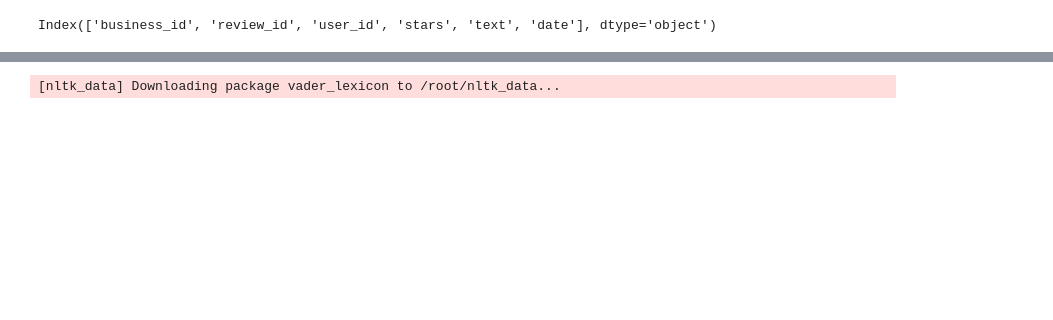
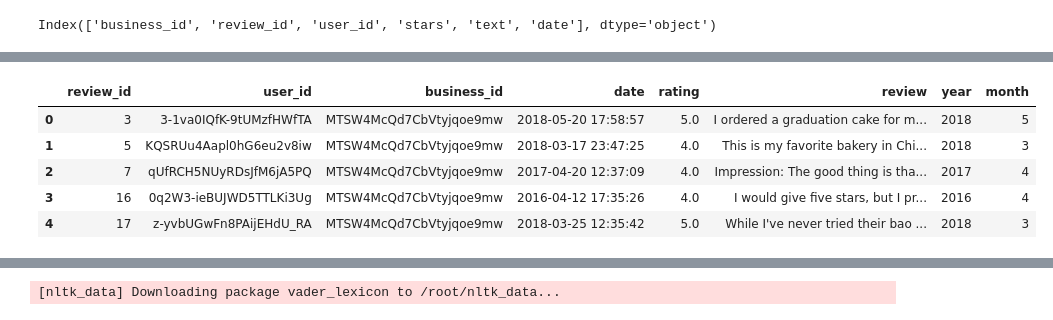
Before and after one commit to pedrofranke/ProyectoFinal-Henry, a Jupyter notebook: Data Engineering/Unified_ETL.ipynb, the cells around one changed output, grey strips where cells are left out. Saved outputs shown, nothing was run; the diff lists cells and outputs as text; code cells hidden in the pictures; blank space fills up the shorter version.

```diff
--- a/Data Engineering/Unified_ETL.ipynb
+++ b/Data Engineering/Unified_ETL.ipynb
@@ -466,3 +445,13 @@ array([2018, 2017, 2016, 2020, 2019, 2021])
+# %%
+df_reviews.reset_index(drop=True,inplace=True)
+df_reviews.head()
+# %% [output]
+|  | review_id | user_id | business_id | date | rating | review | year | month |
+| 0 | 3 | 3-1va0IQfK-9tUMzfHWfTA | MTSW4McQd7CbVtyjqoe9mw | 2018-05-20 17:58:57 | 5.0 | I ordered a graduation cake for m... | 2018 | 5 |
+| 1 | 5 | KQSRUu4Aapl0hG6eu2v8iw | MTSW4McQd7CbVtyjqoe9mw | 2018-03-17 23:47:25 | 4.0 | This is my favorite bakery in Chi... | 2018 | 3 |
+| 2 | 7 | qUfRCH5NUyRDsJfM6jA5PQ | MTSW4McQd7CbVtyjqoe9mw | 2017-04-20 12:37:09 | 4.0 | Impression: The good thing is tha... | 2017 | 4 |
+| 3 | 16 | 0q2W3-ieBUJWD5TTLKi3Ug | MTSW4McQd7CbVtyjqoe9mw | 2016-04-12 17:35:26 | 4.0 | I would give five stars, but I pr... | 2016 | 4 |
+| 4 | 17 | z-yvbUGwFn8PAijEHdU_RA | MTSW4McQd7CbVtyjqoe9mw | 2018-03-25 12:35:42 | 5.0 | While I've never tried their bao ... | 2018 | 3 |
 # %%
 df_reviews.review_id = df_reviews.index.tolist()
 df_reviews.head()
```
Also changed, not shown: parts of 13 cells of this notebook.
